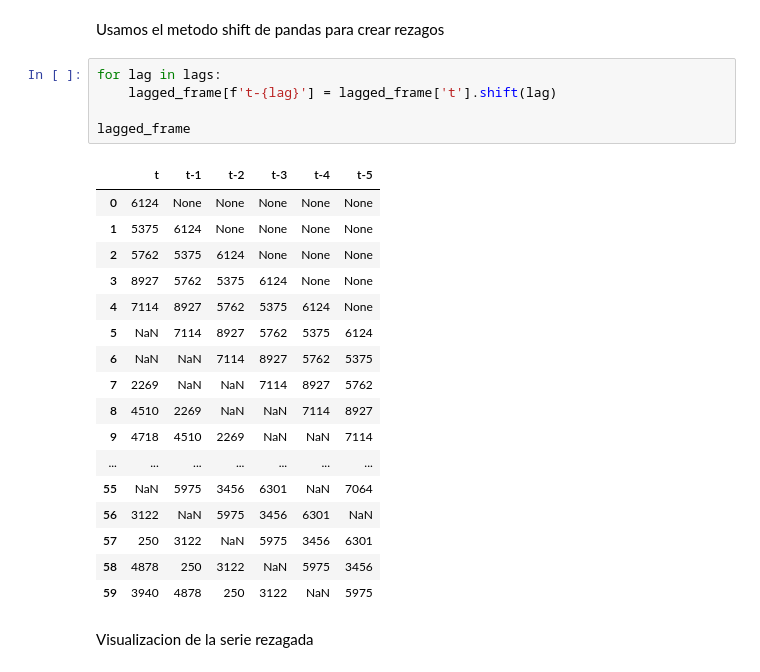
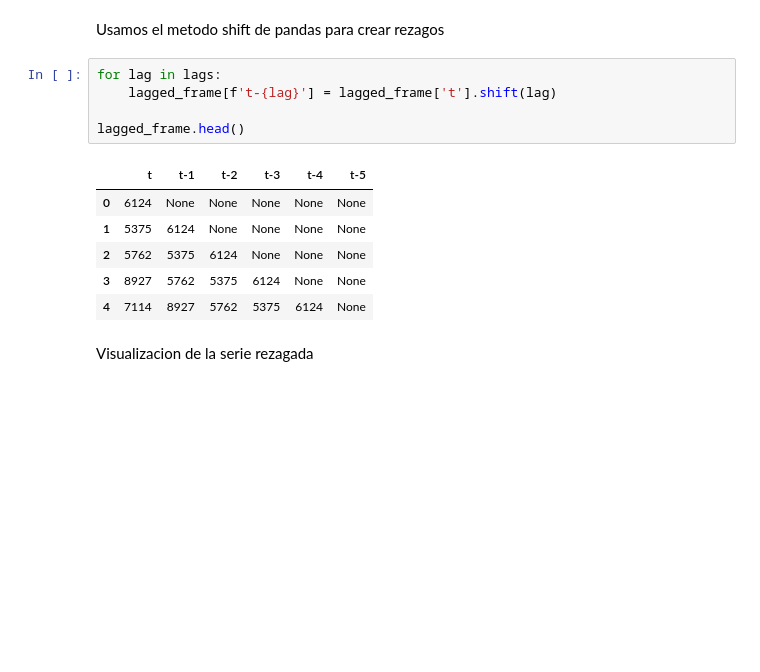
Before and after one commit to Maxcode99/Proyecto_SPF, a Jupyter notebook: Proyecto_Alan_Max.ipynb, the cells around one changed output. Cells and saved outputs as stored; diff of their text form; blank space fills up the shorter version.

```diff
--- a/Proyecto_Alan_Max.ipynb
+++ b/Proyecto_Alan_Max.ipynb
@@ -97,26 +97,15 @@ Usamos el metodo shift de pandas para crear rezagos
 # %%
 for lag in lags:
     lagged_frame[f't-{lag}'] = lagged_frame['t'].shift(lag)
 
-lagged_frame
+lagged_frame.head()
 # %% [output]
 |  | t | t-1 | t-2 | t-3 | t-4 | t-5 |
 | 0 | 6124 | None | None | None | None | None |
 | 1 | 5375 | 6124 | None | None | None | None |
 | 2 | 5762 | 5375 | 6124 | None | None | None |
 | 3 | 8927 | 5762 | 5375 | 6124 | None | None |
 | 4 | 7114 | 8927 | 5762 | 5375 | 6124 | None |
-| 5 | NaN | 7114 | 8927 | 5762 | 5375 | 6124 |
-| 6 | NaN | NaN | 7114 | 8927 | 5762 | 5375 |
-| 7 | 2269 | NaN | NaN | 7114 | 8927 | 5762 |
-| 8 | 4510 | 2269 | NaN | NaN | 7114 | 8927 |
-| 9 | 4718 | 4510 | 2269 | NaN | NaN | 7114 |
-| ... | ... | ... | ... | ... | ... | ... |
-| 55 | NaN | 5975 | 3456 | 6301 | NaN | 7064 |
-| 56 | 3122 | NaN | 5975 | 3456 | 6301 | NaN |
-| 57 | 250 | 3122 | NaN | 5975 | 3456 | 6301 |
-| 58 | 4878 | 250 | 3122 | NaN | 5975 | 3456 |
-| 59 | 3940 | 4878 | 250 | 3122 | NaN | 5975 |
 # %% [markdown]
 Visualizacion de la serie rezagada
 # %%
```
Also changed, not shown: parts of 29 cells of this notebook.
